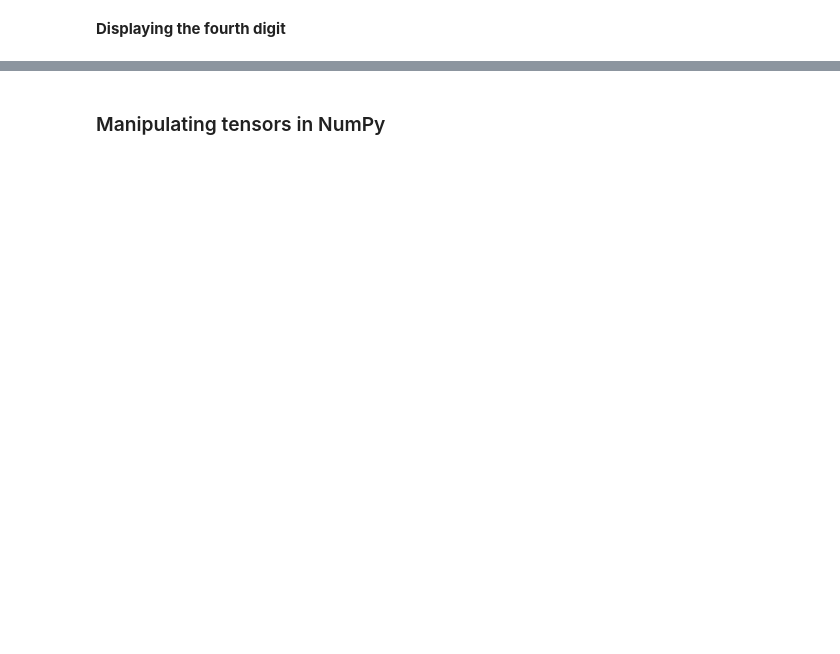
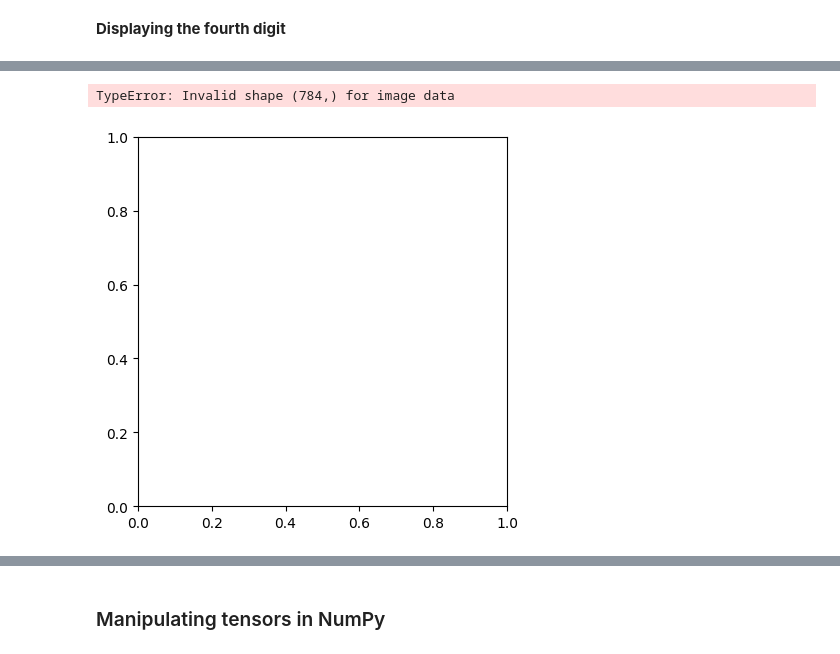
Before and after one commit to seohyun34/test, a Jupyter notebook: chapter02_mathematical_building_blocks_i.ipynb, the cells around one changed output, grey strips where cells are left out. Drawn from its saved outputs; the diff is of its cells as text; code cells hidden in the pictures; blank space fills up the shorter version.

```diff
--- a/chapter02_mathematical_building_blocks_i.ipynb
+++ b/chapter02_mathematical_building_blocks_i.ipynb
@@ -123,7 +240,10 @@ train_images.dtype
 # %%
 import matplotlib.pyplot as plt
-digit = train_images[4]
+digit = train_images[0]
 plt.imshow(digit, cmap=plt.cm.binary)
-plt.show()
+plt.show() #왜 안되는지 모르겠음
+# %% [output]
+TypeError: Invalid shape (784,) for image data
+[figure, added]
 # %%
 train_labels[4]
```
Also changed, not shown: parts of 45 cells of this notebook.
